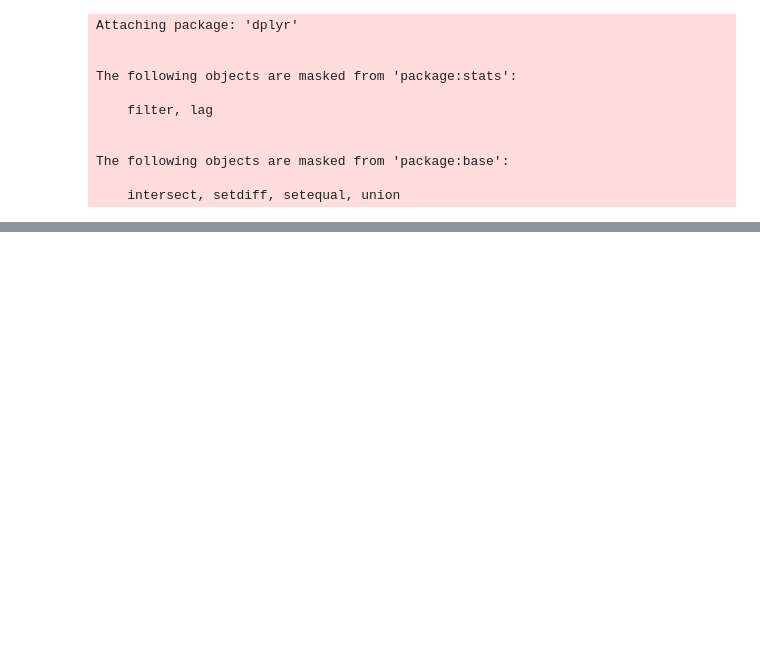
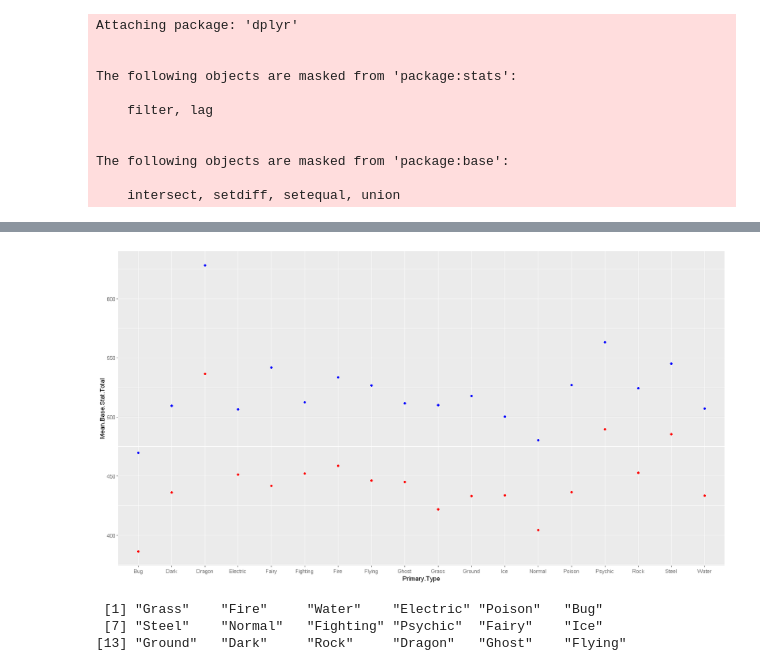
Before and after one commit to kgalloway2/VSC-Code, a Jupyter notebook: R stuff/Pokemon Project/Pokemon Data - Types.ipynb, the cells around one changed output, grey strips where cells are left out. Drawn from its saved outputs; the diff is of its cells as text; code cells hidden in the pictures; blank space fills up the shorter version.

Commit message:
more work with the pokemon project

```diff
--- a/R stuff/Pokemon Project/Pokemon Data - Types.ipynb
+++ b/R stuff/Pokemon Project/Pokemon Data - Types.ipynb
@@ -80,0 +80,16 @@ Warning message:
+# %%
+# what about only fully evolved pokemon
+evolved_poke_df <- poke_df %>%
+    filter(Fully.Evolved == TRUE) %>%
+    group_by(Primary.Type) %>%
+    summarize(Mean.Health = mean(Health.Stat), Median.Health = median(Health.Stat), MinHealth = min(Health.Stat), MaxHealth = max(Health.Stat), IQRHealth = IQR(Health.Stat),
+             Mean.Attack = mean(Attack.Stat), Median.Attack = median(Attack.Stat), MinAttack = min(Attack.Stat), MaxAttack = max(Attack.Stat), IQRAttack = IQR(Attack.Stat),
+             Mean.Defense = mean(Defense.Stat), Median.Defense = median(Defense.Stat), MinDefense = min(Defense.Stat), MaxDefense = max(Defense.Stat), IQRDefense = IQR(Special.Defense.Stat),
+             Mean.Special.Attack = mean(Special.Attack.Stat), Median.Special.Attack = median(Special.Attack.Stat), MinSpecial.Attack = min(Special.Attack.Stat), MaxSpecial.Attack = max(Special.Attack.Stat), IQRSpecial.Attack = IQR(Attack.Stat),
+             Mean.Special.Defense = mean(Special.Defense.Stat), Median.Special.Defense = median(Special.Defense.Stat), MinSpecial.Defense = min(Special.Defense.Stat), MaxSpecial.Defense = max(Special.Defense.Stat), IQRSpecial.Defense = IQR(Special.Defense.Stat),
+             Mean.Speed = mean(Speed.Stat), Median.Speed = median(Speed.Stat), MinSpeed = min(Speed.Stat), MaxSpeed = max(Speed.Stat), IQRSpeed = IQR(Speed.Stat),
+             Mean.Base.Stat.Total = mean(Base.Stat.Total), Median.Base.Stat.Total = median(Base.Stat.Total), MinBase.Stat.Total = min(Base.Stat.Total), MaxBase.Stat.Total = max(Base.Stat.Total), IQRBase.Stat.Total = IQR(Base.Stat.Total),
+             Mean.Experience.Yield = mean(Experience.Yield), Median.Experience.Yield = median(Experience.Yield), MinExperience.Yield = min(Experience.Yield), MaxExperience.Yield = max(Experience.Yield), IQRExperience.Yield = IQR(Experience.Yield),
+             Count = n())
+
+evolved_poke_df
@@ -80,0 +116,12 @@ Warning message:
+# %%
+ggplot() +
+    geom_point(aes(x = Primary.Type, y = Mean.Base.Stat.Total), data = evolved_poke_df, color = "#0000ff") +
+    geom_point(aes(x = Primary.Type, y = Mean.Base.Stat.Total), data = grouped_poke_df, color = "red")
+# %% [output]
+[figure, added]
+# %%
+unique(poke_df$Primary.Type)
+# %% [output]
+ [1] "Grass"    "Fire"     "Water"    "Electric" "Poison"   "Bug"
+ [7] "Steel"    "Normal"   "Fighting" "Psychic"  "Fairy"    "Ice"
+[13] "Ground"   "Dark"     "Rock"     "Dragon"   "Ghost"    "Flying"
```
Also changed, not shown: parts of 12 cells of this notebook, 1 other file.
